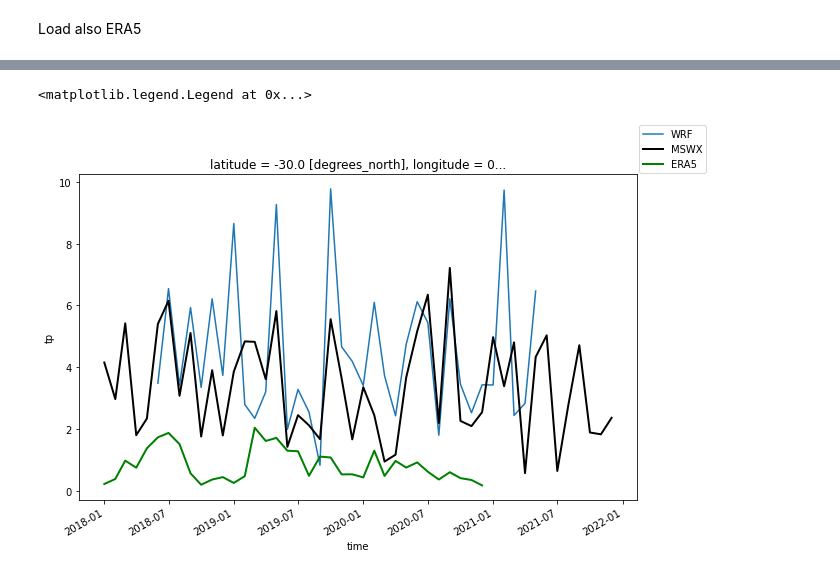
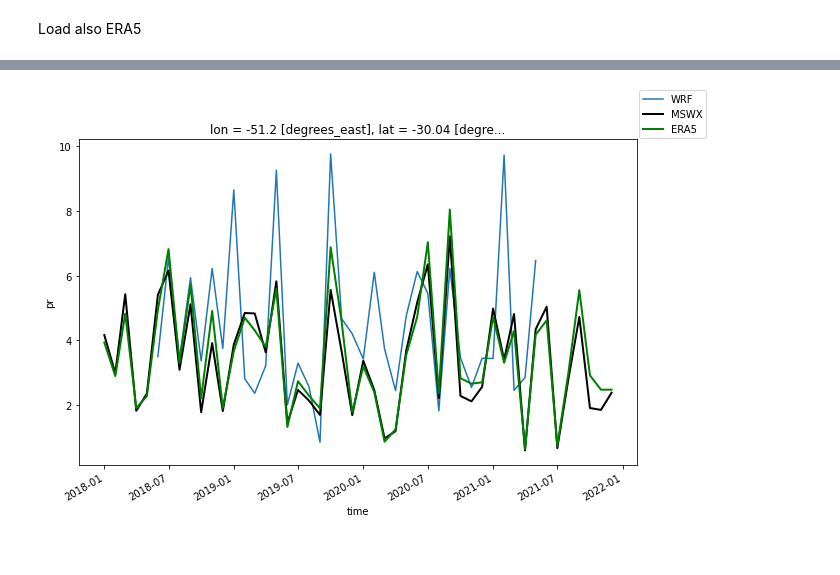
Before and after one commit to jesusff/fps-sesa-analyses, a Jupyter notebook: pr_tseries.ipynb, the cells around one changed output, grey strips where cells are left out. Cells and saved outputs as stored; diff of their text form; code cells hidden in the pictures.

```diff
--- a/pr_tseries.ipynb
+++ b/pr_tseries.ipynb
@@ -112,18 +119,11 @@ Wall time: 25.9 s
 
 Load a virtual dataset prepared for the CORDEX FPS-SESA, interpolatd to the common CSAM-4i grid and aggregating times and variables.
 # %%
-mswx_url = 'https://data.meteo.unican.es/thredds/dodsC/CORDEX/fps/sesa/mswx/CSAM-4i_GloH2O-MSWX_3hr'
-obs = xr.open_dataset(mswx_url, chunks = dict(time = 100, lon = 100, lat = 100))
-obs_tseries = obs.pr.sel(target_location, method = 'nearest') * 86400 # 3h flux to mm/day
+obs = xr.open_dataset(urls['MSWX'], chunks = dict(time = 100, lon = 100, lat = 100))
+obs_tseries = obs.pr.sel(target_location, method = 'nearest') * 86400 # flux to mm/day
 # %% [markdown]
 Load also ERA5
 # %%
-era5_urls = [
-  'https://pavics.ouranos.ca/twitcher/ows/proxy/thredds/dodsC/birdhouse/ecmwf/era5/pr_era5_reanalysis_hourly_2018.nc',
-  'https://pavics.ouranos.ca/twitcher/ows/proxy/thredds/dodsC/birdhouse/ecmwf/era5/pr_era5_reanalysis_hourly_2019.nc',
-  'https://pavics.ouranos.ca/twitcher/ows/proxy/thredds/dodsC/birdhouse/ecmwf/era5/pr_era5_reanalysis_hourly_2020.nc'
-]
-era5 = xr.open_mfdataset(era5_urls, chunks = dict(time = 100, longitude = 100, latitude = 100))
-target_location2 = dict(longitude=target_location['lon'], latitude=target_location['lat'])
-era5_tseries = era5.tp.sel(target_location2, method = 'nearest') * 1000. * 24. # m/h to mm/day
+era5 = xr.open_dataset(urls['ERA5'], chunks = dict(time = 100, longitude = 100, latitude = 100))
+era5_tseries = era5.pr.sel(target_location, method = 'nearest') * 86400 # flux to mm/day
 # %%
@@ -137,12 +135,11 @@ Wall time: 10min 10s
 # %%
 import matplotlib.pyplot as plt
 
 f = plt.figure(figsize=(10,6))
 ax = f.gca()
 mtseries.plot(ax = ax)
 obs_mtseries.plot(ax = ax, color = 'k', linewidth = 2)
 era5_mtseries.plot(ax = ax, color = 'g', linewidth = 2)
-f.legend(['WRF', 'MSWX', 'ERA5'])
+l = f.legend(['WRF', 'MSWX', 'ERA5'])
 # %% [output]
-<matplotlib.legend.Legend at 0x...>
-[figure, old version]
+[figure, new version]
```
Also changed, not shown: parts of 8 cells of this notebook.
